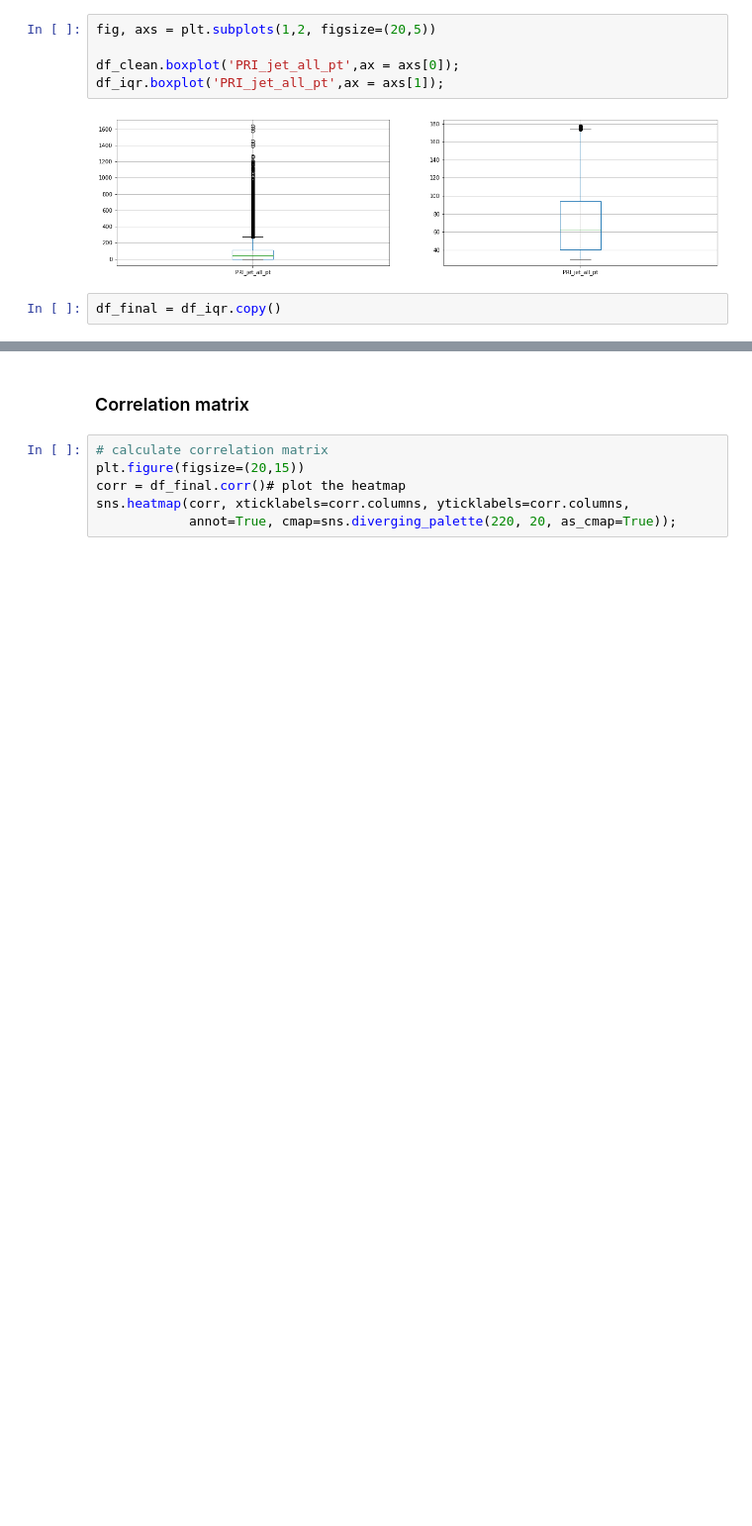
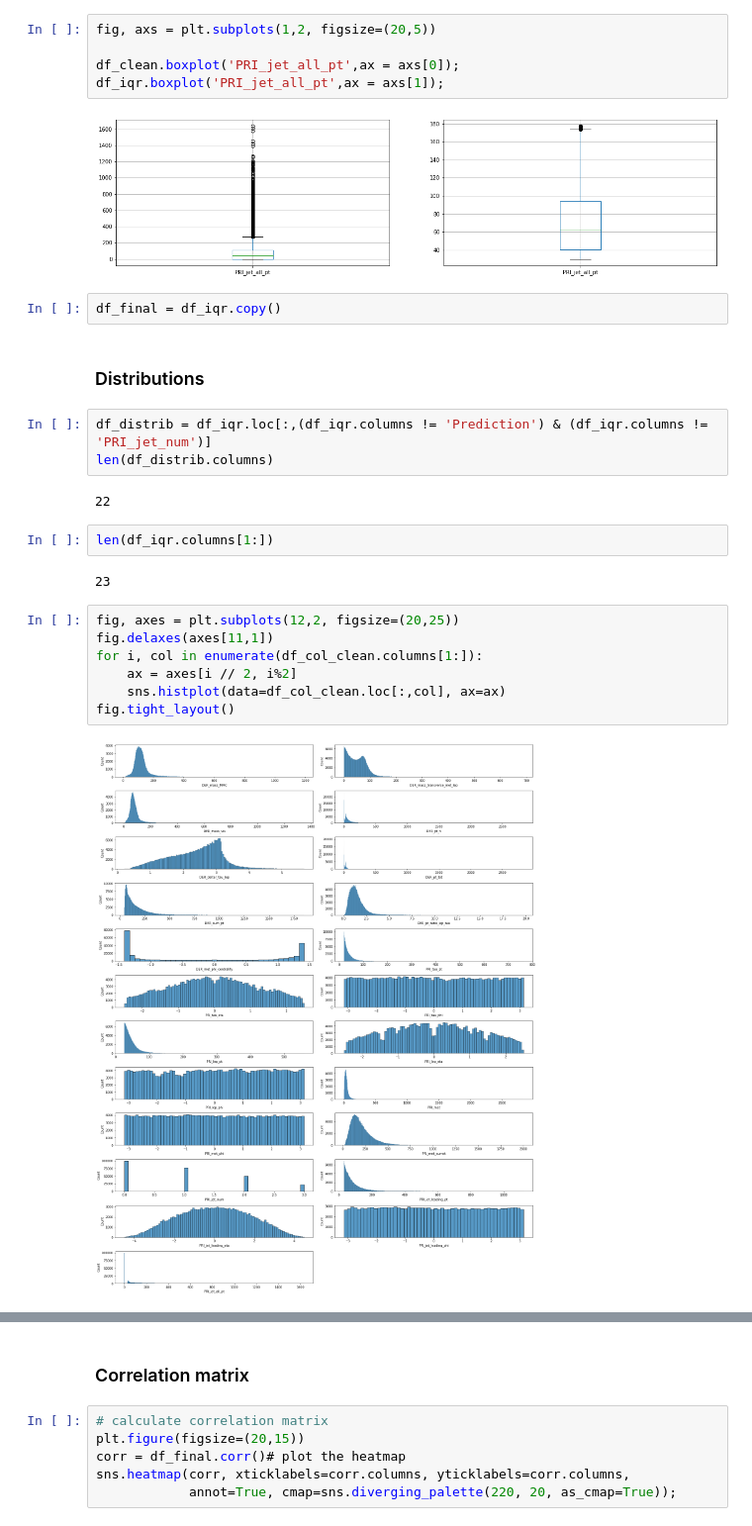
Before and after one commit to hugolepeytre/CS-433-machine-learning, a Jupyter notebook: project1/scripts/EDA.ipynb, the cells around one changed output, grey strips where cells are left out. Shown at 99% size. Saved outputs shown, nothing was run; the diff lists cells and outputs as text; blank space fills up the shorter version.

Commit message:
Data processing script

```diff
--- a/project1/scripts/EDA.ipynb
+++ b/project1/scripts/EDA.ipynb
@@ -275,3 +279,23 @@ df_iqr.boxplot('PRI_jet_all_pt',ax = axs[1]);
 [figure]
 # %%
 df_final = df_iqr.copy()
+# %% [markdown]
+### Distributions
+# %%
+df_distrib = df_iqr.loc[:,(df_iqr.columns != 'Prediction') & (df_iqr.columns != 'PRI_jet_num')]
+len(df_distrib.columns)
+# %% [output]
+22
+# %%
+len(df_iqr.columns[1:])
+# %% [output]
+23
+# %%
+fig, axes = plt.subplots(12,2, figsize=(20,25))
+fig.delaxes(axes[11,1])
+for i, col in enumerate(df_col_clean.columns[1:]):
+    ax = axes[i // 2, i%2]
+    sns.histplot(data=df_col_clean.loc[:,col], ax=ax)
+fig.tight_layout()
+# %% [output]
+[figure, added]
```
Also changed, not shown: parts of 7 cells of this notebook, 2 other files.
